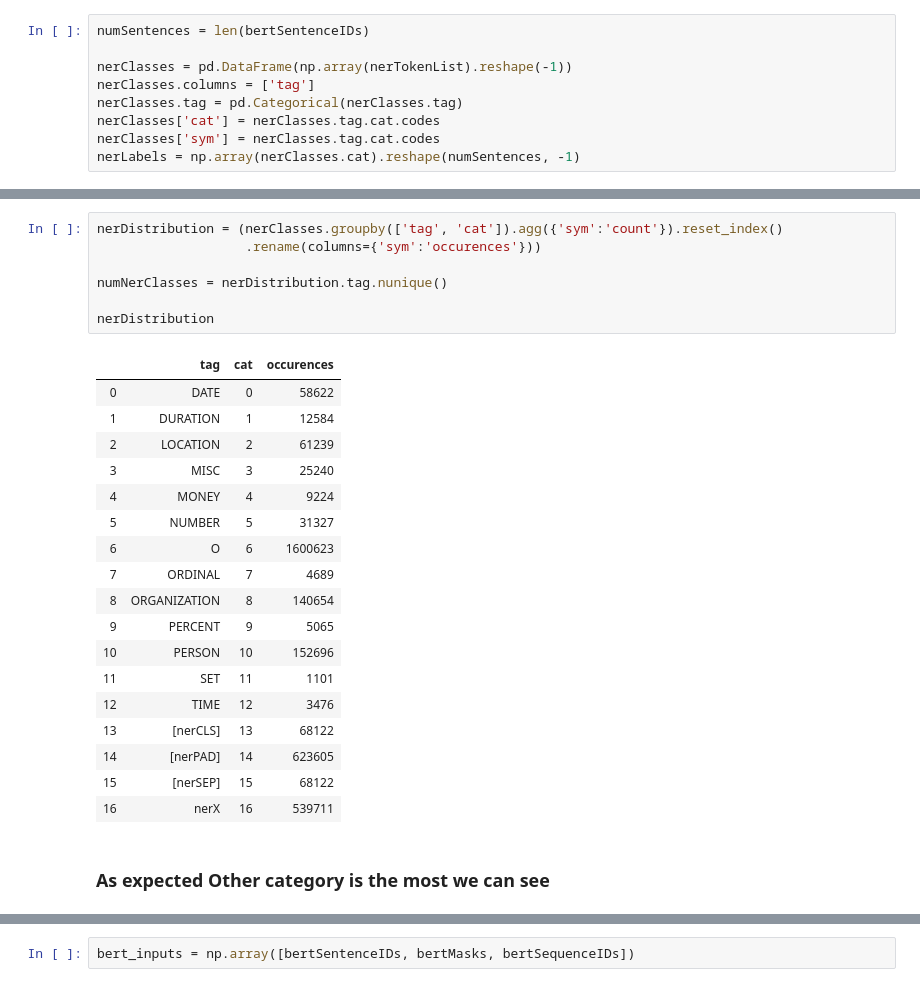
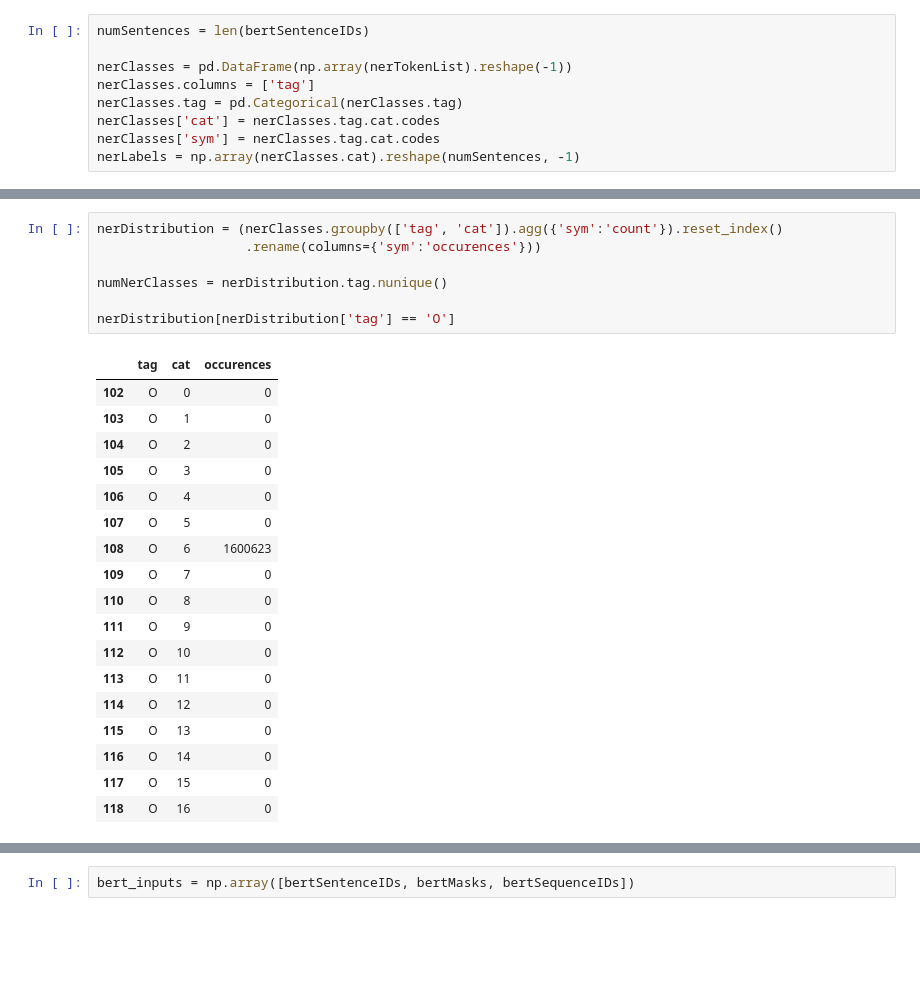
Before and after one commit to pnarsina/w266_final, a Jupyter notebook: NER_RE_BERT_Pnar.ipynb, the cells around one changed output, grey strips where cells are left out. Saved outputs shown, nothing was run; the diff lists cells and outputs as text; blank space fills up the shorter version.

```diff
--- a/NER_RE_BERT_Pnar.ipynb
+++ b/NER_RE_BERT_Pnar.ipynb
@@ -225,28 +241,26 @@ array([[<matplotlib.axes._subplots.AxesSubplot object at 0x...>]],
 # %%
 nerDistribution = (nerClasses.groupby(['tag', 'cat']).agg({'sym':'count'}).reset_index()
                    .rename(columns={'sym':'occurences'}))
 
 numNerClasses = nerDistribution.tag.nunique()
 
-nerDistribution
+nerDistribution[nerDistribution['tag'] == 'O']
 # %% [output]
 |  | tag | cat | occurences |
-| 0 | DATE | 0 | 58622 |
-| 1 | DURATION | 1 | 12584 |
-| 2 | LOCATION | 2 | 61239 |
-| 3 | MISC | 3 | 25240 |
-| 4 | MONEY | 4 | 9224 |
-| 5 | NUMBER | 5 | 31327 |
-| 6 | O | 6 | 1600623 |
-| 7 | ORDINAL | 7 | 4689 |
-| 8 | ORGANIZATION | 8 | 140654 |
-| 9 | PERCENT | 9 | 5065 |
-| 10 | PERSON | 10 | 152696 |
-| 11 | SET | 11 | 1101 |
-| 12 | TIME | 12 | 3476 |
-| 13 | [nerCLS] | 13 | 68122 |
-| 14 | [nerPAD] | 14 | 623605 |
-| 15 | [nerSEP] | 15 | 68122 |
-| 16 | nerX | 16 | 539711 |
+| 102 | O | 0 | 0 |
+| 103 | O | 1 | 0 |
+| 104 | O | 2 | 0 |
+| 105 | O | 3 | 0 |
+| 106 | O | 4 | 0 |
+| 107 | O | 5 | 0 |
+| 108 | O | 6 | 1600623 |
+| 109 | O | 7 | 0 |
+| 110 | O | 8 | 0 |
+| 111 | O | 9 | 0 |
+| 112 | O | 10 | 0 |
+| 113 | O | 11 | 0 |
+| 114 | O | 12 | 0 |
+| 115 | O | 13 | 0 |
+| 116 | O | 14 | 0 |
+| 117 | O | 15 | 0 |
+| 118 | O | 16 | 0 |
-# %% [markdown]
-### As expected Other category is the most we can see
```
Also changed, not shown: parts of 18 cells of this notebook.
